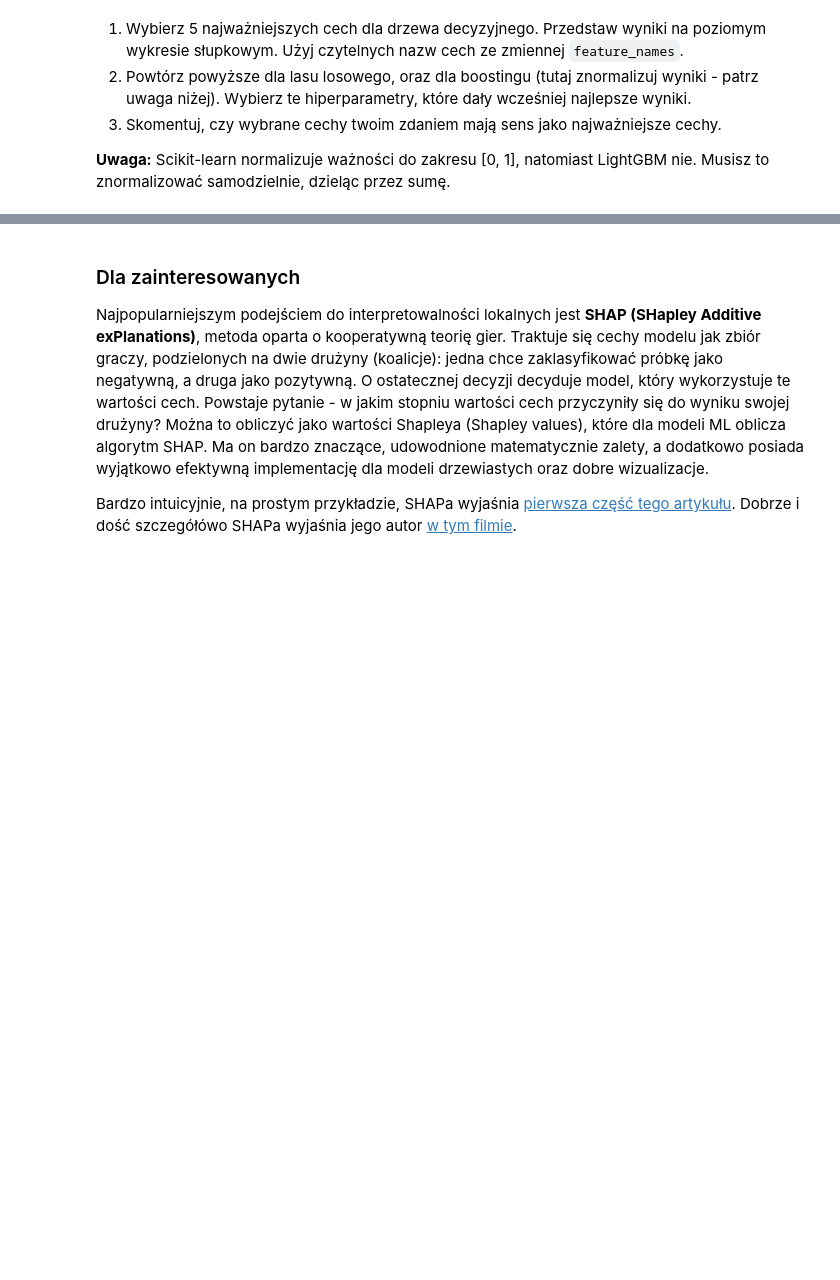
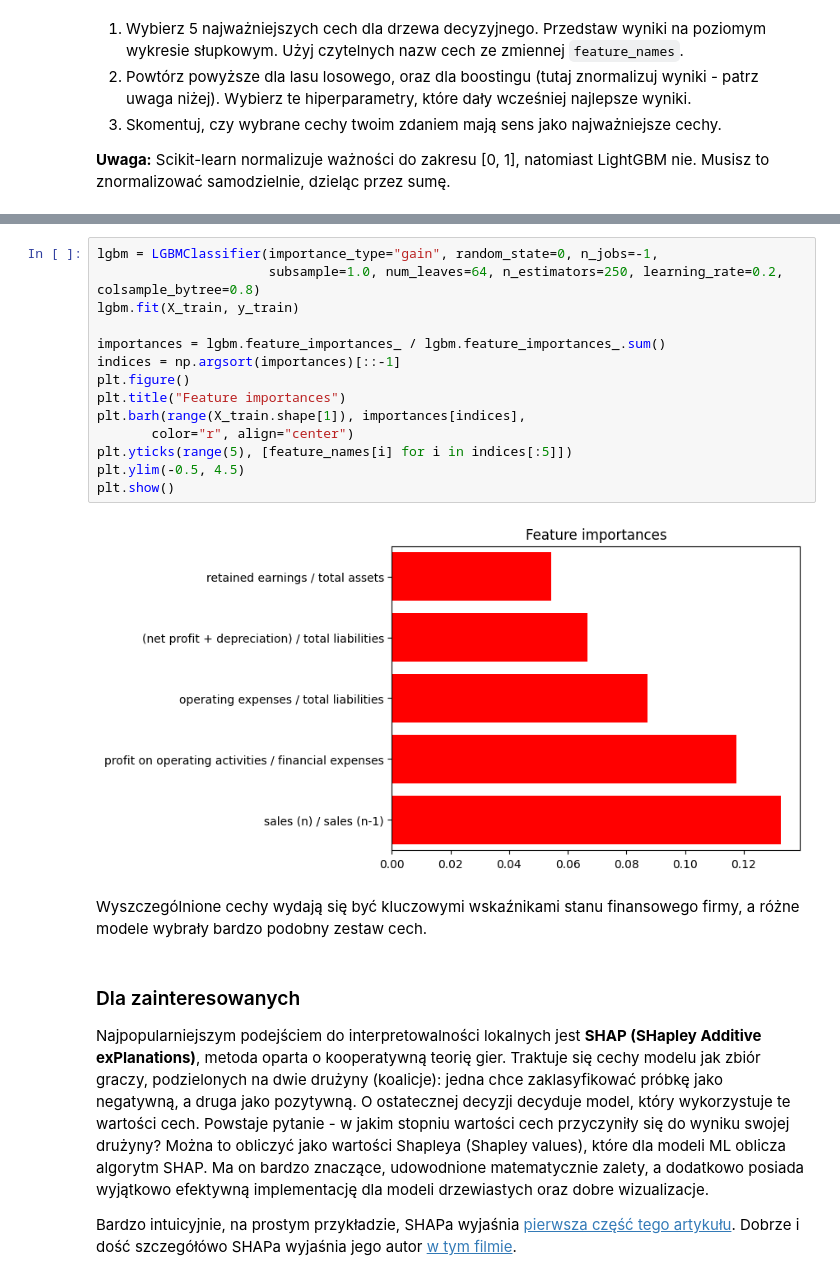
Before and after one commit to michaltomaszewski1/sztuczna-inteligencja, a Jupyter notebook: lab2/lab_2.ipynb, the cells around one changed output, grey strips where cells are left out. Saved outputs shown, nothing was run; the diff lists cells and outputs as text; blank space fills up the shorter version.

```diff
--- a/lab2/lab_2.ipynb
+++ b/lab2/lab_2.ipynb
@@ -487,3 +627,21 @@ Ze względu na powyższe, ważności cech normalizuje się często do zakresu [0
+# %%
+lgbm = LGBMClassifier(importance_type="gain", random_state=0, n_jobs=-1,
+                      subsample=1.0, num_leaves=64, n_estimators=250, learning_rate=0.2, colsample_bytree=0.8)
+lgbm.fit(X_train, y_train)
+
+importances = lgbm.feature_importances_ / lgbm.feature_importances_.sum()
+indices = np.argsort(importances)[::-1]
+plt.figure()
+plt.title("Feature importances")
+plt.barh(range(X_train.shape[1]), importances[indices],
+       color="r", align="center")
+plt.yticks(range(5), [feature_names[i] for i in indices[:5]])
+plt.ylim(-0.5, 4.5)
+plt.show()
+# %% [output]
+[figure, added]
+# %% [markdown]
+Wyszczególnione cechy wydają się być kluczowymi wskaźnikami stanu finansowego firmy, a różne modele wybrały bardzo podobny zestaw cech.
 # %% [markdown]
 ### Dla zainteresowanych
 
```
Also changed, not shown: parts of 23 cells of this notebook.
